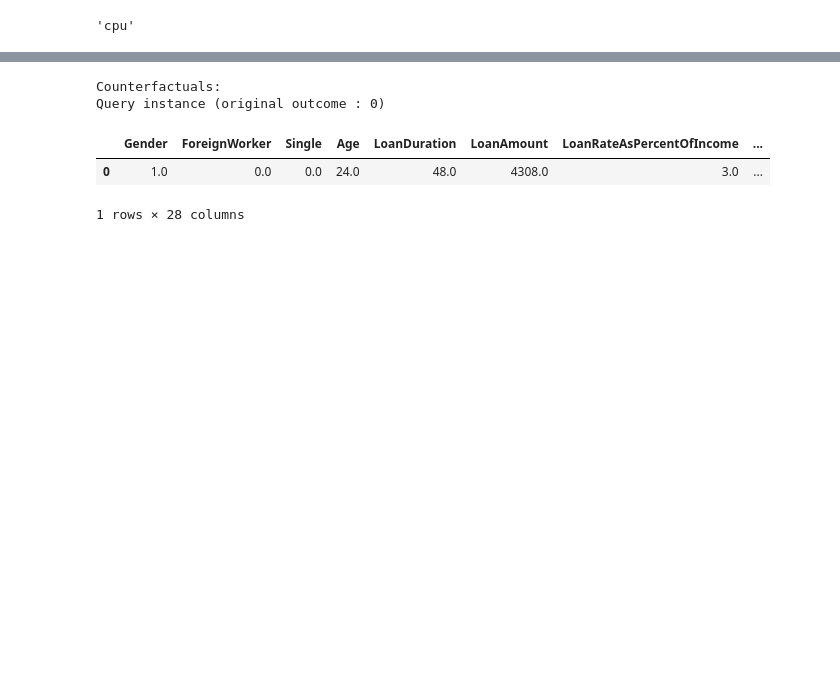
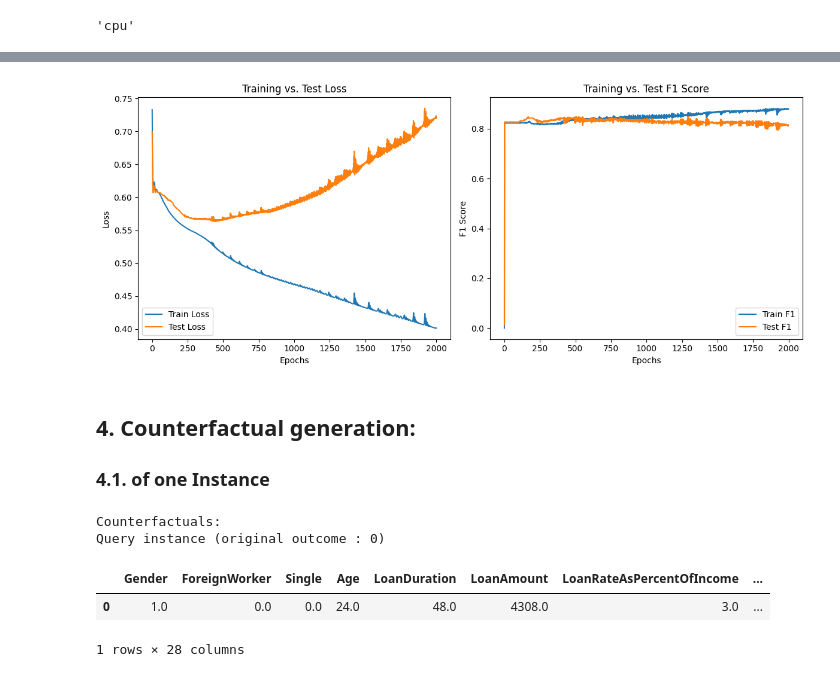
Before and after one commit to ahmedhammami2002/BachelorArbeitSoSe2025, a Jupyter notebook: ClassificationDice.ipynb, the cells around one changed output, grey strips where cells are left out. Saved outputs shown, nothing was run; the diff lists cells and outputs as text; code cells hidden in the pictures; blank space fills up the shorter version.

```diff
--- a/ClassificationDice.ipynb
+++ b/ClassificationDice.ipynb
@@ -42,4 +46,4 @@ class NeuralNetwork(nn.Module):
         out = self.fc4(out)
         return out
 # %%
-model = NeuralNetwork(X.shape[1], 200, 1)
+model = NeuralNetwork(X.shape[1], 200, 2)
@@ -46,4 +52,4 @@ model = NeuralNetwork(X.shape[1], 200, 1)
 # %%
-loss_fn = nn.BCEWithLogitsLoss()
+loss_fn = nn.CrossEntropyLoss()
 optimizer = torch.optim.Adam(model.parameters(), lr=0.0001)
 # %%
@@ -97,3 +123,34 @@ Epoch: 900 | Loss: 0.49531, F1-Training: 0.85% | Test loss: 0.59118, F1-Testing:
+# %%
+import matplotlib.pyplot as plt
+
+
+plt.figure(figsize=(12, 5))
+
+# Plot Loss
+plt.subplot(1, 2, 1)
+plt.plot(train_losses, label="Train Loss")
+plt.plot(test_losses, label="Test Loss")
+plt.xlabel("Epochs")
+plt.ylabel("Loss")
+plt.title("Training vs. Test Loss")
+plt.legend()
+
+# Plot F1 Score
+plt.subplot(1, 2, 2)
+plt.plot(train_f1_scores, label="Train F1")
+plt.plot(test_f1_scores, label="Test F1")
+plt.xlabel("Epochs")
+plt.ylabel("F1 Score")
+plt.title("Training vs. Test F1 Score")
+plt.legend()
+
+plt.tight_layout()
+plt.show()
+# %% [output]
+[figure, added]
+# %% [markdown]
+## 4. Counterfactual generation:
+### 4.1. of one Instance
 # %%
 import dice_ml
 
```
Also changed, not shown: parts of 27 cells of this notebook, 1 other file.
